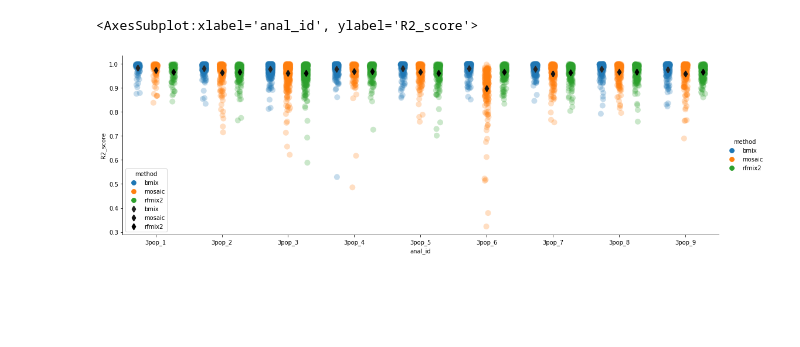
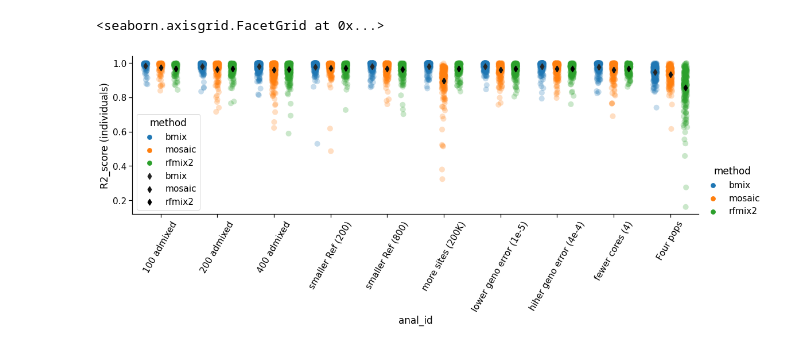
Before and after one commit to rwaples/lai-sim, a Jupyter notebook: workflow/notebooks/R2 plots.ipynb, the cells around one changed output. Saved outputs shown, nothing was run; the diff lists cells and outputs as text; code cells hidden in the pictures; blank space fills up the shorter version.

```diff
--- a/workflow/notebooks/R2 plots.ipynb
+++ b/workflow/notebooks/R2 plots.ipynb
@@ -12,6 +12,7 @@ def get_IDs(path):
     return tuple(separated[7:10])
 # %%
 to_load_R2 = glob.glob('/home/kele/Documents/lai/lai-sim/results/AmericanAdmixture_4B11/AA_42/*/SUMMARY/R2_score.ancestry.tsv')
+to_load_R2 += glob.glob('/home/kele/Documents/lai/lai-sim/results/OutOfAfrica_4J17/4pop_79/*/SUMMARY/R2_score.ancestry.tsv')
 R2_dict = {}
 for f in to_load_R2:
     df = pd.read_csv(f, sep ='\t')
@@ -22,6 +23,8 @@ R2_anc = pd.concat(R2_dict.values())
 R2_anc = R2_anc.query("anal_id not in ['long_run', 'short_run']")
 # %%
 to_load_R2 = glob.glob('/home/kele/Documents/lai/lai-sim/results/AmericanAdmixture_4B11/AA_42/*/SUMMARY/R2_score.individuals.tsv')
+to_load_R2 += glob.glob('/home/kele/Documents/lai/lai-sim/results/OutOfAfrica_4J17/4pop_79/*/SUMMARY/R2_score.individuals.tsv')
+
 R2_dict = {}
 for f in to_load_R2:
     df = pd.read_csv(f, sep ='\t')
@@ -42,3 +45,6 @@ names_dict['3pop_6'] = 'more sites (200K)'
 names_dict['3pop_7'] = 'lower geno error (1e-5)'
 names_dict['3pop_8'] = 'hiher geno error (4e-4)'
 names_dict['3pop_9'] = 'fewer cores (4)'
+names_dict['4pop_test'] = 'Four pops'
+# %%
+sns.set_context('notebook', font_scale= 1.4)
@@ -85,30 +156,36 @@ sns.catplot(
 # %%
 # Show each observation with a scatterplot
 data = pd.melt(R2_ind.reset_index(), ['model_name', 'sim_id', 'anal_id', 'method'], var_name='ind', value_name='R2_score')
-sns.catplot(
+g = sns.catplot(
     x="anal_id",
     y="R2_score",
     hue="method",
+    hue_order = ['bmix', 'mosaic', 'rfmix2'],
     data=data.sort_values('anal_id'),
     dodge=1,
     alpha=.25,
     zorder=1,
     kind='strip',
     aspect=3,
     s=10
 )
+
 sns.pointplot(x="anal_id",
     y="R2_score",
     hue="method",
+    hue_order = ['bmix', 'mosaic', 'rfmix2'],
     data=data.sort_values('anal_id'),
     dodge=.8 - .8 / 3,
     join=False,
     #palette="dark",
     color='k',
     markers="d",
     scale=1,
     ci=None,
     alpha = 1)
+
+g.set_xticklabels(list(names_dict.values()), rotation=60)
+g.set_ylabels('R2_score (individuals)')
 # %% [output]
-<AxesSubplot:xlabel='anal_id', ylabel='R2_score'>
+<seaborn.axisgrid.FacetGrid at 0x...>
-[figure, old version]
+[figure, new version]
```
Also changed, not shown: parts of 5 cells of this notebook, 5 other files.
